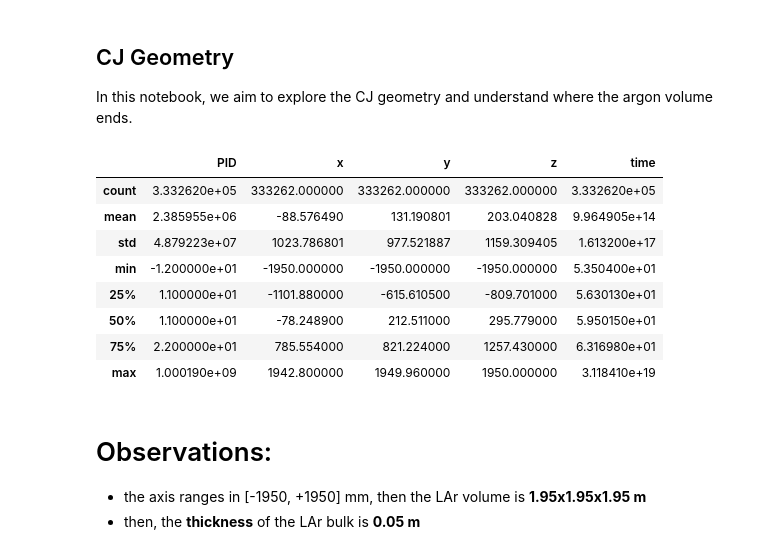
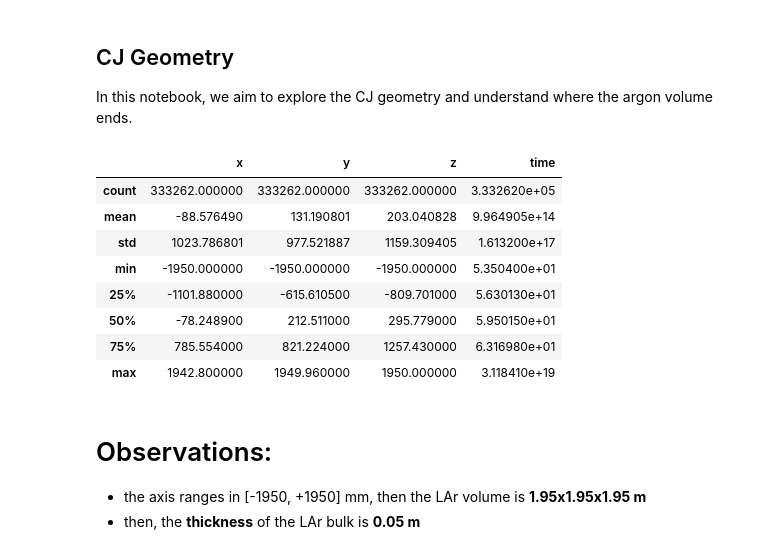
Before and after one commit to luigiberducci/ML4NP, a Jupyter notebook: Notebooks/cj_geometry.ipynb, the cells around one changed output. Saved outputs shown, nothing was run; the diff lists cells and outputs as text; code cells hidden in the pictures.

```diff
--- a/Notebooks/cj_geometry.ipynb
+++ b/Notebooks/cj_geometry.ipynb
@@ -4,22 +4,22 @@ In this notebook, we aim to explore the CJ geometry and understand where the arg
 # %%
 import pandas as pd
 import os
 import matplotlib.pyplot as plt
 
-fields = ["PID", "x", "y", "z", "time"]
+fields = ["x", "y", "z", "time"]
 filepath = os.path.join("..", "Data", "output123456789.csv")
-df = pd.read_csv(filepath, index_col=False)[fields]
-df.describe()
+df = pd.read_csv(filepath, index_col=False)
+df[fields].describe()
 # %% [output]
-|  | PID | x | y | z | time |
-| count | 3.332620e+05 | 333262.000000 | 333262.000000 | 333262.000000 | 3.332620e+05 |
-| mean | 2.385955e+06 | -88.576490 | 131.190801 | 203.040828 | 9.964905e+14 |
-| std | 4.879223e+07 | 1023.786801 | 977.521887 | 1159.309405 | 1.613200e+17 |
-| min | -1.200000e+01 | -1950.000000 | -1950.000000 | -1950.000000 | 5.350400e+01 |
-| 25% | 1.100000e+01 | -1101.880000 | -615.610500 | -809.701000 | 5.630130e+01 |
-| 50% | 1.100000e+01 | -78.248900 | 212.511000 | 295.779000 | 5.950150e+01 |
-| 75% | 2.200000e+01 | 785.554000 | 821.224000 | 1257.430000 | 6.316980e+01 |
-| max | 1.000190e+09 | 1942.800000 | 1949.960000 | 1950.000000 | 3.118410e+19 |
+|  | x | y | z | time |
+| count | 333262.000000 | 333262.000000 | 333262.000000 | 3.332620e+05 |
+| mean | -88.576490 | 131.190801 | 203.040828 | 9.964905e+14 |
+| std | 1023.786801 | 977.521887 | 1159.309405 | 1.613200e+17 |
+| min | -1950.000000 | -1950.000000 | -1950.000000 | 5.350400e+01 |
+| 25% | -1101.880000 | -615.610500 | -809.701000 | 5.630130e+01 |
+| 50% | -78.248900 | 212.511000 | 295.779000 | 5.950150e+01 |
+| 75% | 785.554000 | 821.224000 | 1257.430000 | 6.316980e+01 |
+| max | 1942.800000 | 1949.960000 | 1950.000000 | 3.118410e+19 |
 # %% [markdown]
 # Observations:
 - the axis ranges in [-1950, +1950] mm, then the LAr volume is **1.95x1.95x1.95 m**
```
Also changed, not shown: parts of 1 cell of this notebook, 1 other file.
